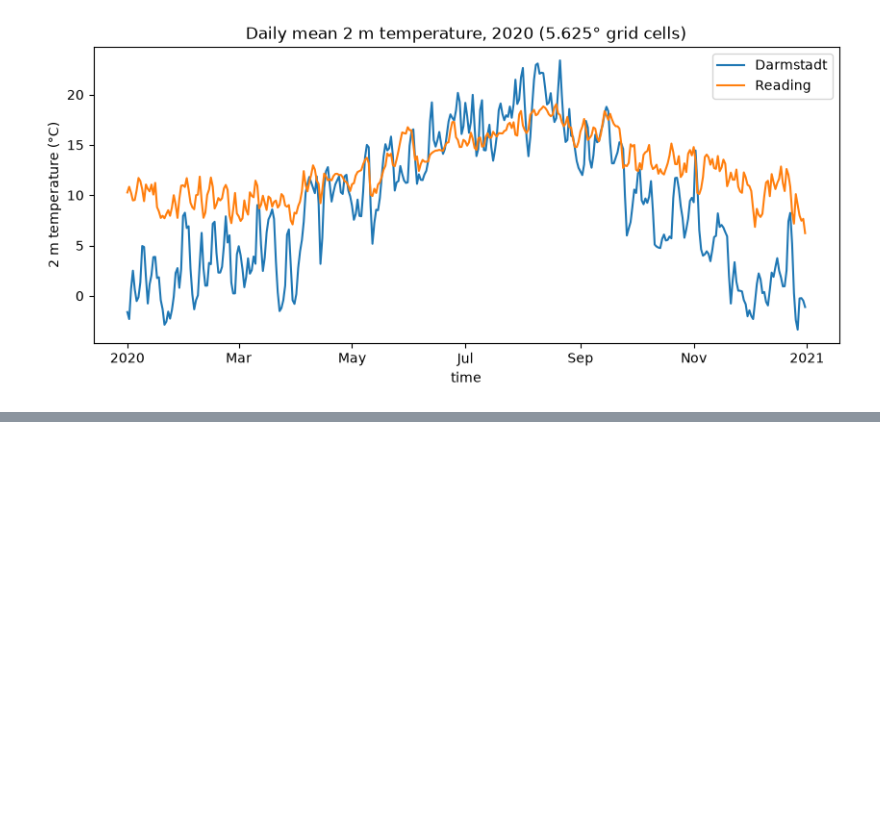
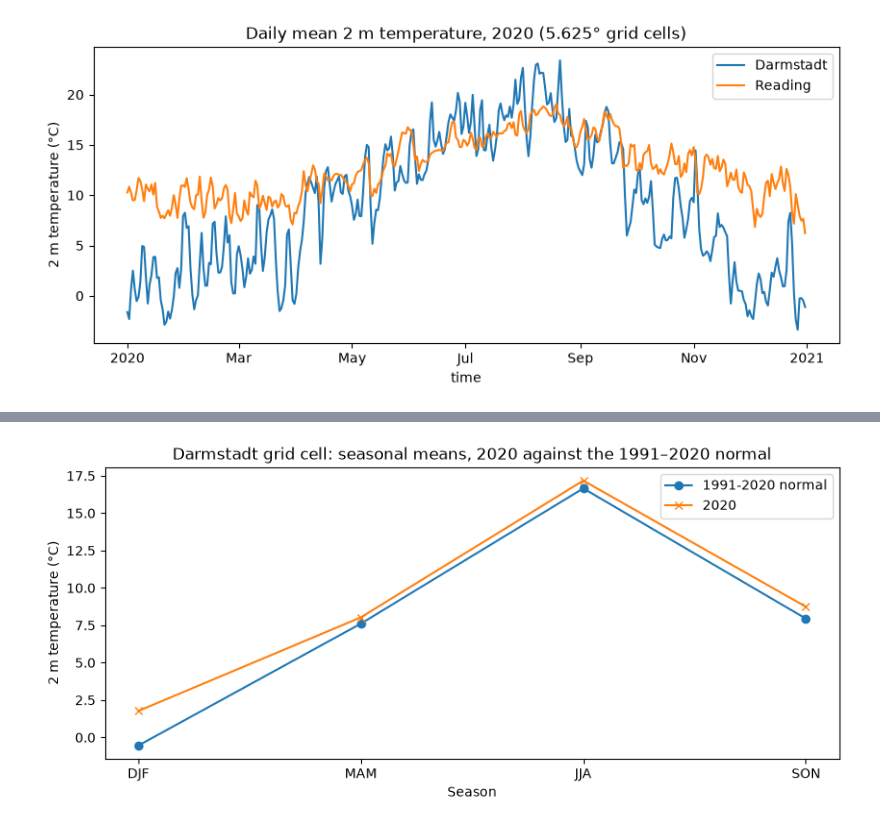
Before and after one commit to Fonta1/era5-exploration, a Jupyter notebook: era5_exploration.ipynb, the cells around one changed output, grey strips where cells are left out. Saved outputs shown, nothing was run; the diff lists cells and outputs as text; code cells hidden in the pictures; blank space fills up the shorter version.

```diff
--- a/era5_exploration.ipynb
+++ b/era5_exploration.ipynb
@@ -86,0 +131,11 @@ Seasonal amplitude, Reading: 8.3 °C
+# %%
+darmstadt_seasonal_climatology = climatology_by_timespan_celsius(darmstadt_1991_2020, 'time.season')
+darmstadt_seasonal_climatology = darmstadt_seasonal_climatology.sel(season=["DJF", "MAM", "JJA", "SON"])
+
+darmstadt_seasonal_2020 = climatology_by_timespan_celsius(darmstadt_1991_2020.sel(time='2020'), 'time.season')
+darmstadt_seasonal_2020 = darmstadt_seasonal_2020.sel(season=["DJF", "MAM", "JJA", "SON"])
+
+fig, ax = plt.subplots(figsize=(10, 4))
+plot_against_normal(ax, darmstadt_seasonal_climatology.season, darmstadt_seasonal_climatology, darmstadt_seasonal_2020, "Darmstadt grid cell: seasonal means, 2020 against the 1991–2020 normal", "Season")
+# %% [output]
+[figure, added]
```
Also changed, not shown: parts of 5 cells of this notebook.
